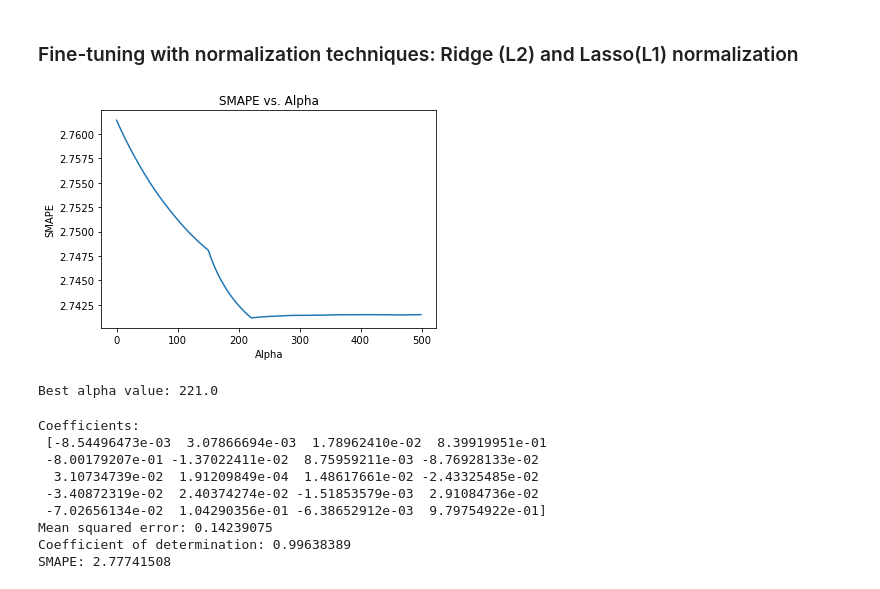
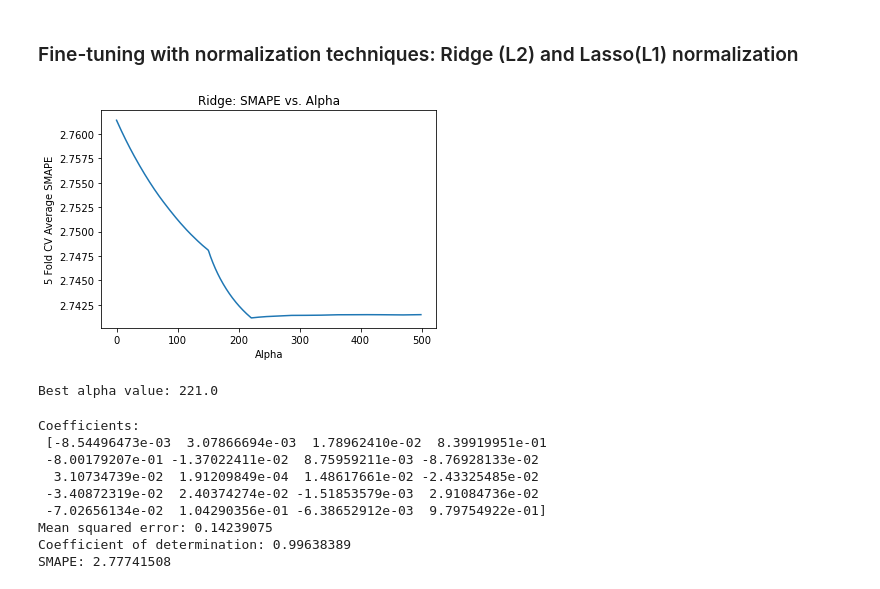
Before and after one commit to nic-hooper/microbusiness_density, a Jupyter notebook: checkpoint3.ipynb, the cells around one changed output. Cells and saved outputs as stored; diff of their text form; code cells hidden in the pictures.

```diff
--- a/checkpoint3.ipynb
+++ b/checkpoint3.ipynb
@@ -60,31 +60,31 @@ SMAPE: 2.79810986
 # %%
 # Grid search to find optimal values of alpha
 
 
 
 ridge_alpha_values = np.arange(0.00,500,1)
 param_grid = {'alpha': ridge_alpha_values}
 
 gs_ridge = GridSearchCV(Ridge(),
                         param_grid,
                         scoring = gs_smape,
                         cv = 5)
 gs_ridge.fit(X_train,y_train)
 
 # Extract alpha values and corresponding SMAPE scores
 alphas = gs_ridge.cv_results_['param_alpha'].data.astype(float)
 smape_scores = -gs_ridge.cv_results_['mean_test_score']
 
 # Plot the SMAPE scores vs. alpha values
 plt.plot(alphas, smape_scores)
 plt.xlabel('Alpha')
-plt.ylabel('SMAPE')
-plt.title('SMAPE vs. Alpha')
+plt.ylabel('5 Fold CV Average SMAPE')
+plt.title('Ridge: SMAPE vs. Alpha')
 plt.show()
 
 print("Best alpha value:", gs_ridge.best_params_['alpha'])
 # %% [output]
-[figure, old version]
+[figure, new version]
 Best alpha value: 221.0
 # %%
 # Ridge with optimal alpha
```
Also changed, not shown: parts of 3 cells of this notebook.
